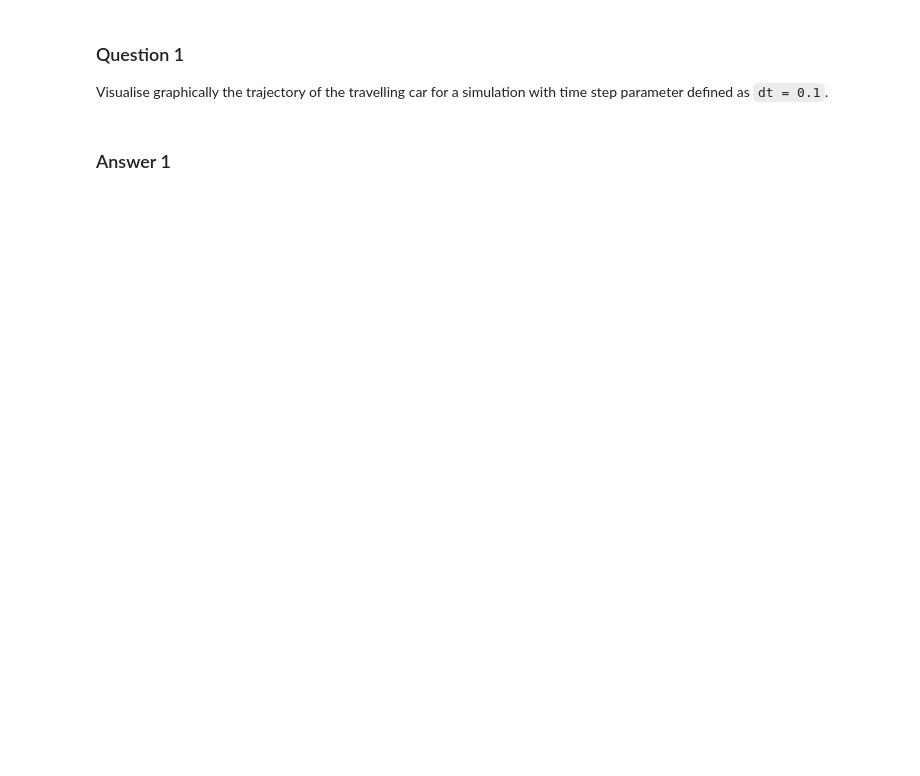
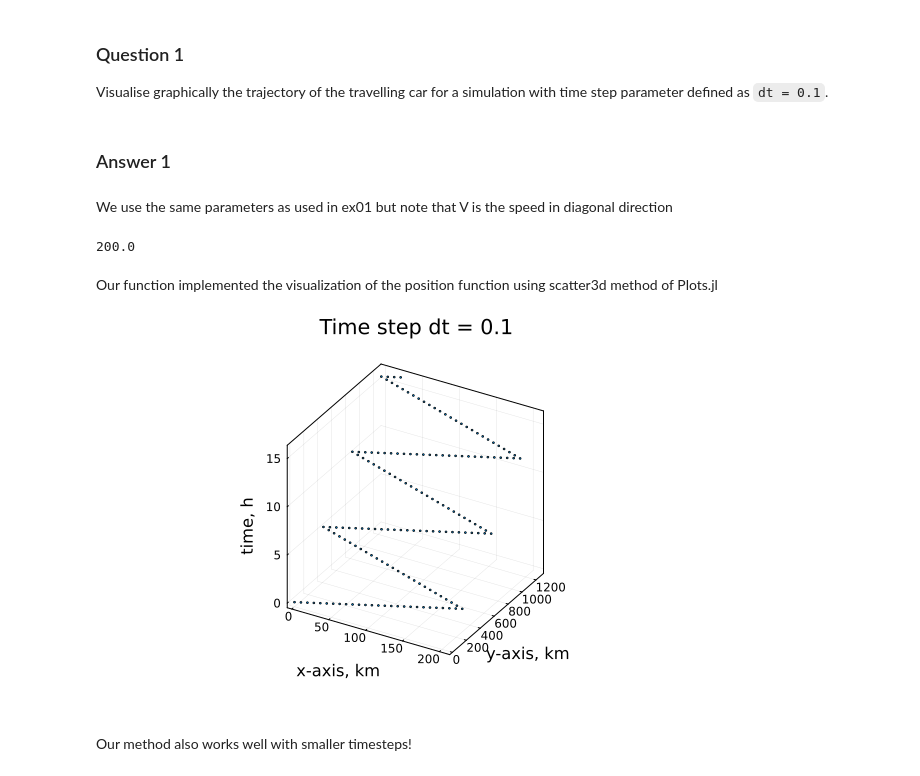
Before and after one commit to youwuyou/pde-on-gpu-wu, a Jupyter notebook: lecture1/scripts/lecture1_ex2.ipynb, the cells around one changed output. Cells and saved outputs as stored; diff of their text form; code cells hidden in the pictures; blank space fills up the shorter version.

```diff
--- a/lecture1/scripts/lecture1_ex2.ipynb
+++ b/lecture1/scripts/lecture1_ex2.ipynb
@@ -82,3 +70,21 @@ car_travel_2D(V, ttot, L, 0.01)
 Visualise graphically the trajectory of the travelling car for a simulation with time step parameter defined as `dt = 0.1`.
 # %% [markdown]
 ### Answer 1
+# %% [markdown]
+We use the same parameters as used in ex01 but note that V is the speed in diagonal direction
+# %%
+# Physical parameters
+V = 113.   # speed km/h
+ttot = 16. # total time 16 h
+L = 200.   # distance limit 200 km
+# %% [output]
+200.0
+# %% [markdown]
+Our function implemented the visualization of the position function using scatter3d method of Plots.jl
+# %%
+# passed the arguments predefined as above
+car_travel_2D(V, ttot, L, 0.1)
+# %% [output]
+[figure, added]
+# %% [markdown]
+Our method also works well with smaller timesteps!
```
Also changed, not shown: parts of 4 cells of this notebook.
